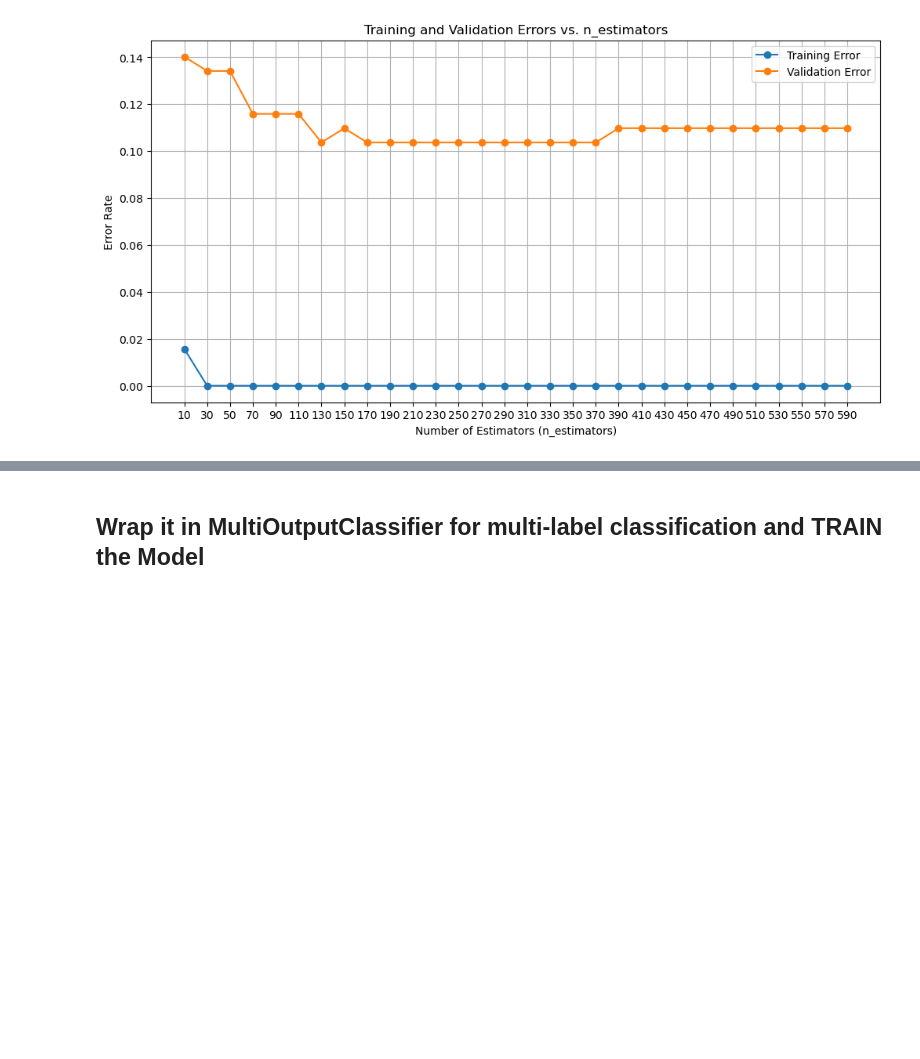
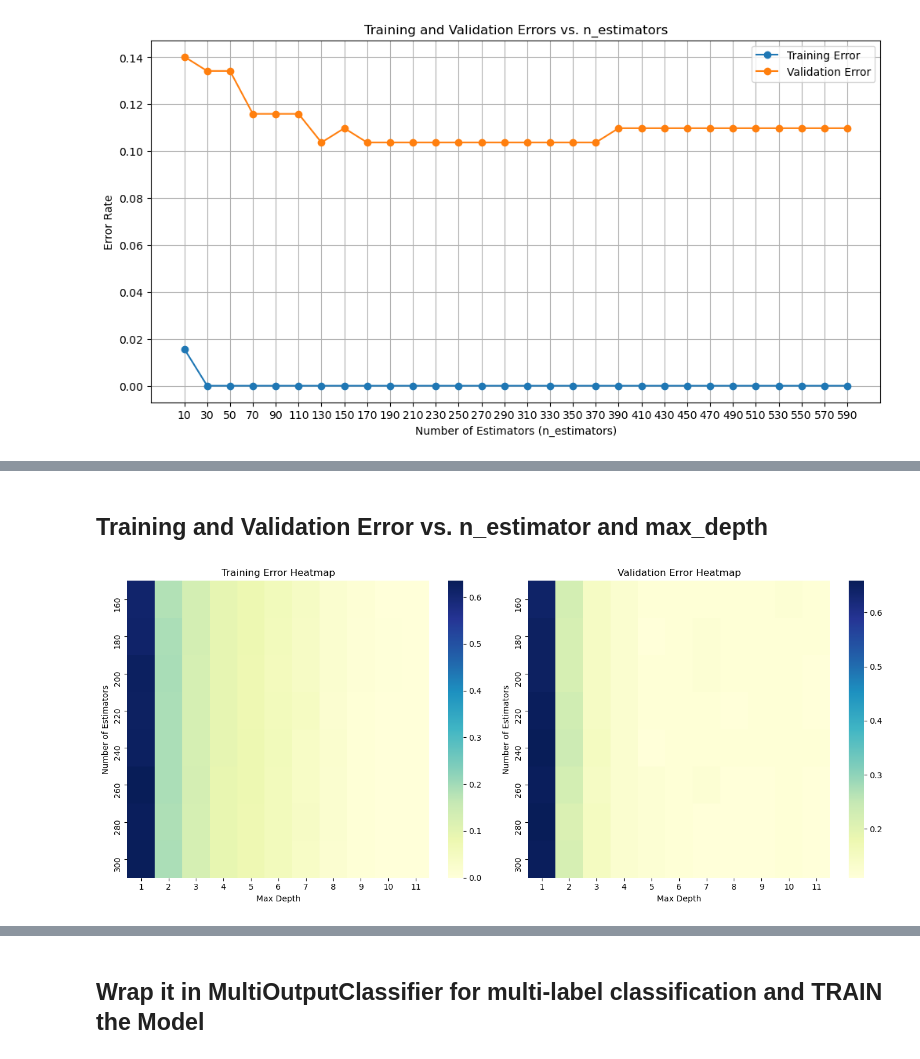
Before and after one commit to davneet721/Classifier_predict_population_from_genotype, a Jupyter notebook: Classifier_Genotype_to_Superpop.ipynb, the cells around one changed output, grey strips where cells are left out. Drawn from its saved outputs; the diff is of its cells as text; code cells hidden in the pictures; blank space fills up the shorter version.

```diff
--- a/Classifier_Genotype_to_Superpop.ipynb
+++ b/Classifier_Genotype_to_Superpop.ipynb
@@ -280,0 +314,34 @@ plt.show()
+# %% [markdown]
+## Training and Validation Error vs. n_estimator and max_depth
+# %%
+# Plotting the heatmaps
+plt.figure(figsize=(14, 6))
+
+# Heatmap for Training Error
+plt.subplot(1, 2, 1)
+heatmap_train = sns.heatmap(train_errors,
+                             xticklabels=max_depth_range,
+                             yticklabels=n_estimators_range,
+                             cmap='YlGnBu',
+                             annot=False)  # Store the heatmap for the training error
+plt.title('Training Error Heatmap')
+plt.xlabel('Max Depth')
+plt.ylabel('Number of Estimators')
+#plt.colorbar(heatmap_train.collections[0], label='Error Rate')  # Use the first collection for colorbar
+
+# Heatmap for Validation Error
+plt.subplot(1, 2, 2)
+heatmap_val = sns.heatmap(val_errors,
+                           xticklabels=max_depth_range,
+                           yticklabels=n_estimators_range,
+                           cmap='YlGnBu',
+                           annot=False)  # Store the heatmap for the validation error
+plt.title('Validation Error Heatmap')
+plt.xlabel('Max Depth')
+plt.ylabel('Number of Estimators')
+#plt.colorbar(heatmap_val.collections[0], label='Error Rate')  # Use the first collection for colorbar
+
+plt.tight_layout()
+plt.show()
+# %% [output]
+[figure, added]
```
Also changed, not shown: parts of 16 cells of this notebook.
